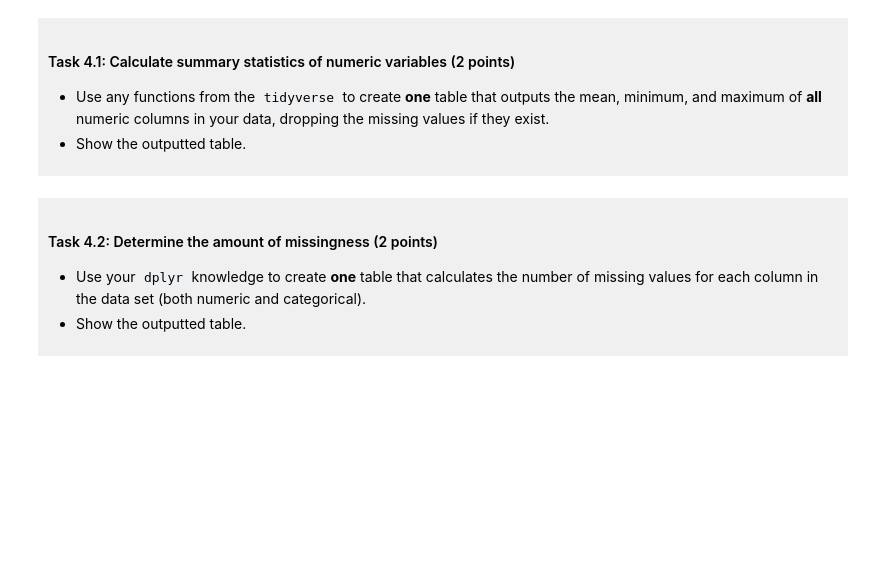
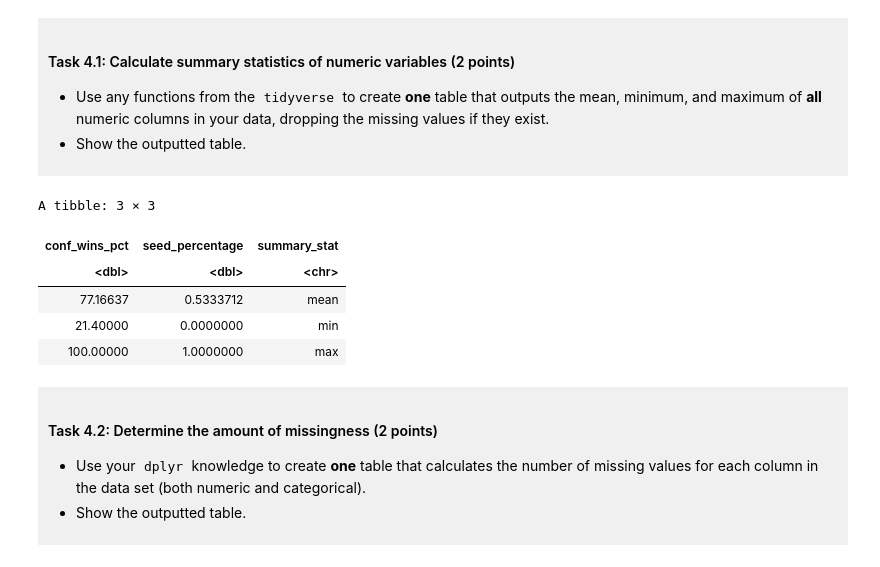
Before and after one commit to tarynluu/dsci-100-project-taryn-lu, a Jupyter notebook: dsci-100-project-notebook.ipynb, the cells around one changed output. Saved outputs shown, nothing was run; the diff lists cells and outputs as text; code cells hidden in the pictures; blank space fills up the shorter version.

```diff
--- a/dsci-100-project-notebook.ipynb
+++ b/dsci-100-project-notebook.ipynb
@@ -279,7 +279,32 @@ You will refine your research question (if needed) and produce a tidy data set.
 
 </div>
 # %%
-##CODE##
+summary_max <- data_tidy |>
+    select(conf_wins_pct, seed_percentage)|>
+    map_dfr(max, na.rm = TRUE)
+
+summary_min <- data_tidy |>
+    select(conf_wins_pct, seed_percentage)|>
+    map_dfr(min, na.rm = TRUE)
+
+summary_mean <- data_tidy |>
+    select(conf_wins_pct, seed_percentage)|>
+    map_dfr(mean, na.rm = TRUE)
+
+labels <- tibble(summary_stat = c("mean", "min", "max"))
+
+summary_all <- summary_mean |>
+    bind_rows(summary_min, summary_max)|>
+    bind_cols(labels)
+
+summary_all
+# %% [output]
+A tibble: 3 × 3
+| conf_wins_pct | seed_percentage | summary_stat |
+| <dbl> | <dbl> | <chr> |
+| 77.16637 | 0.5333712 | mean |
+| 21.40000 | 0.0000000 | min |
+| 100.00000 | 1.0000000 | max |
 # %% [markdown]
 <div style="background-color: #f0f0f0; padding: 10px;">
 
```
Also changed, not shown: parts of 1 cell of this notebook.
